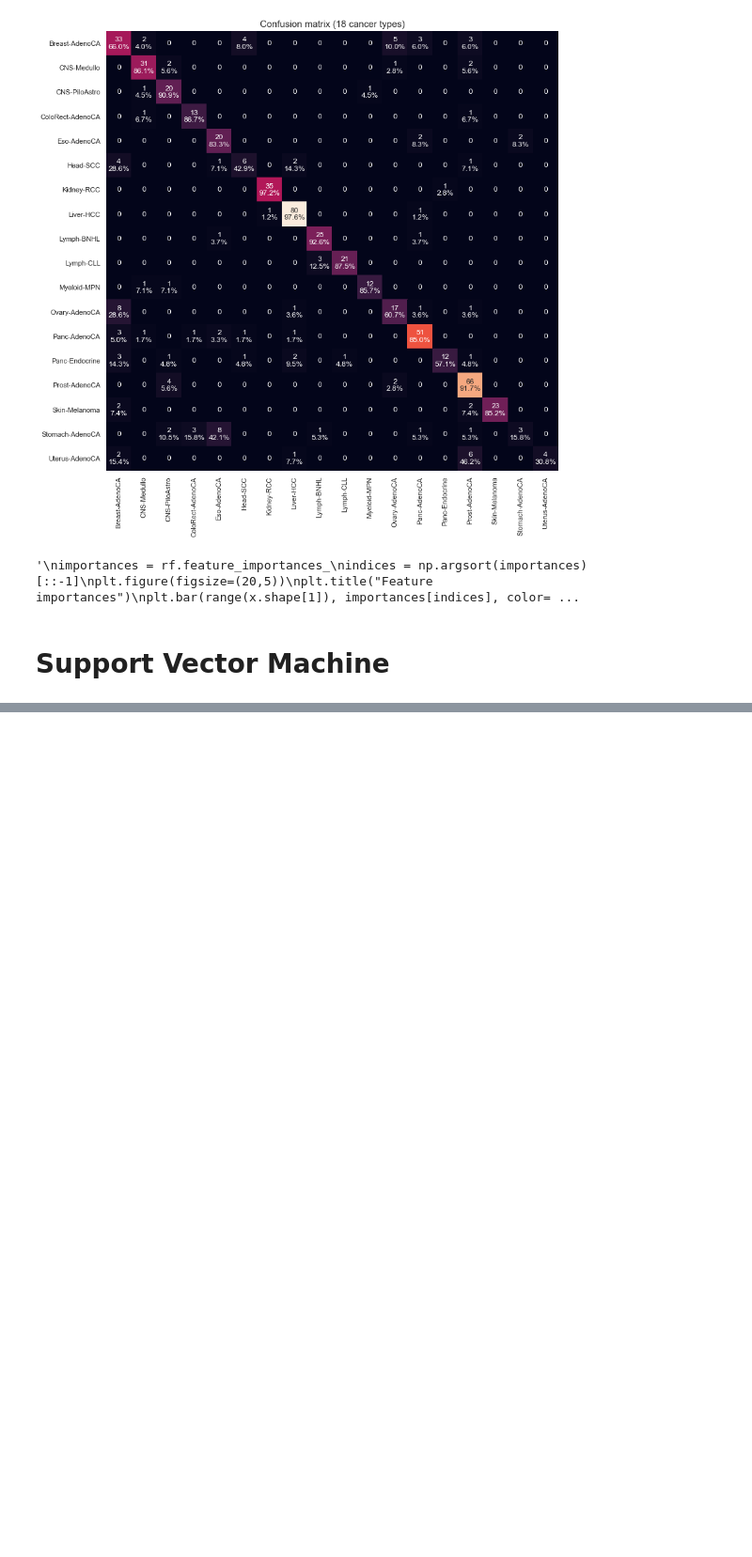
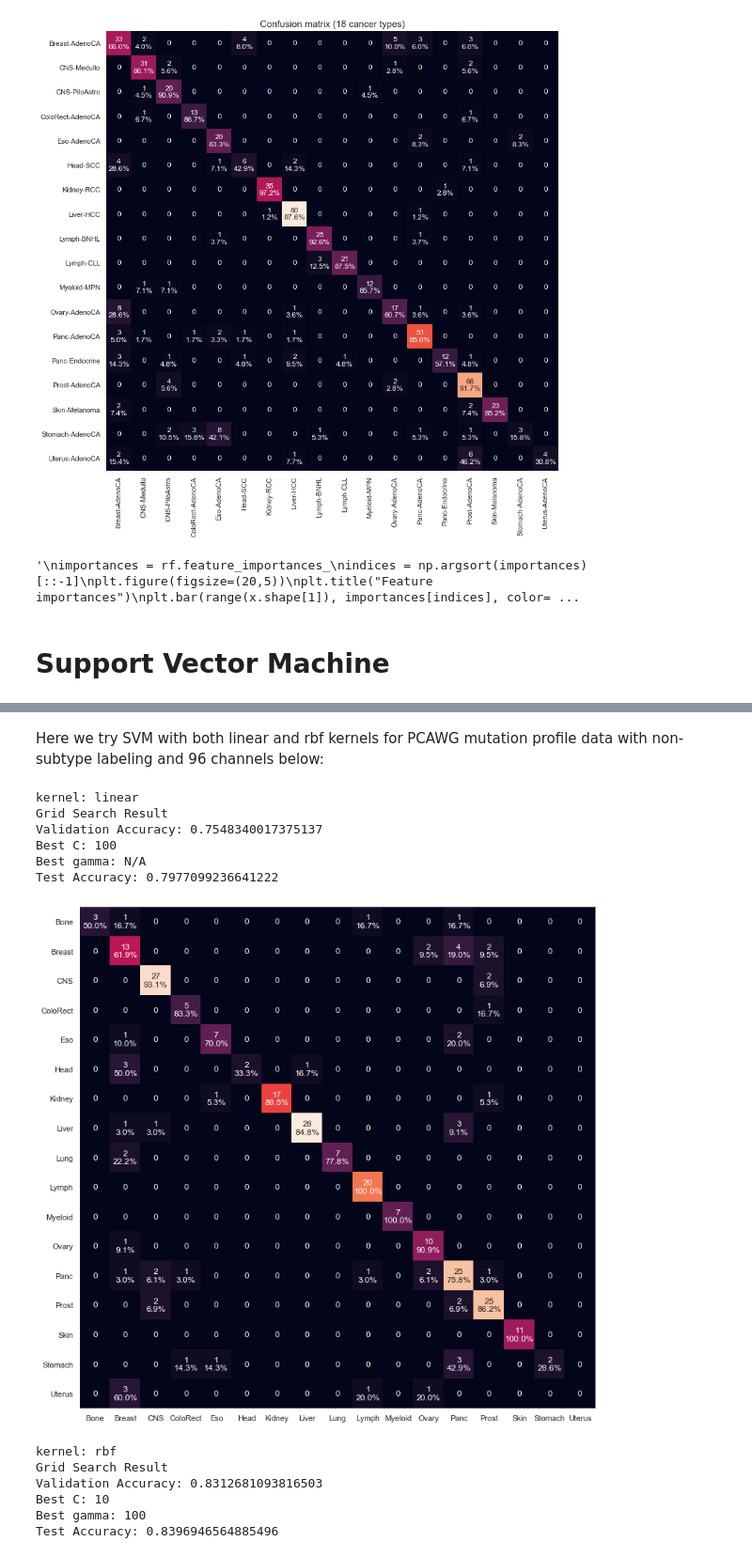
Before and after one commit to dovydask/MLMB-project, a Jupyter notebook: MachineLearning_inMolecularBiology2020_GroupProject.ipynb, the cells around one changed output, grey strips where cells are left out. Shown at 94% size. Saved outputs shown, nothing was run; the diff lists cells and outputs as text; code cells hidden in the pictures; blank space fills up the shorter version.

```diff
--- a/MachineLearning_inMolecularBiology2020_GroupProject.ipynb
+++ b/MachineLearning_inMolecularBiology2020_GroupProject.ipynb
@@ -63,0 +64,5 @@ print(set([s.split('::')[0].split('-')[-1] for s in nonPCAWG_wgs_mut.columns[2:]
+# %%
+nonPCAWG_wgs_mut = pd.read_csv ("./project_data/catalogs/WGS/WGS_Other.96.csv")
+# fix labels so that it's consistent with PCAWG_wgs_mut's
+nonPCAWG_wgs_mut.columns = [i if "AdenoCa" not in i else i.replace("AdenoCa", "AdenoCA") for i in nonPCAWG_wgs_mut.columns]
+nonPCAWG_wgs_mut.head(2)
@@ -164,7 +174,7 @@ def construct_dataset(mutations, activities=None, subtypes=True, sample_cutoff=1
     if normalization:
         n_mutations = data.sum(axis=1)
         data = normalize(data, axis=1)
-        data['n_mutations'] = n_mutations
+        data['n_mutations'] = n_mutations/n_mutations.sum()
 
     # Add activities if they are provided
     if activities is not None:
@@ -203,6 +213,3 @@ def construct_dataset(mutations, activities=None, subtypes=True, sample_cutoff=1
     data = data.drop(to_drop_samples)
 
     return data
-# %%
-data_pcawg = construct_dataset(PCAWG_wgs_mut, PCAWG_wgs_act, subtypes=True, six_channels=False, sample_cutoff=50)
-data_other = construct_dataset(nonPCAWG_wgs_mut, nonPCAWG_wgs_act, subtypes=True, six_channels=False, sample_cutoff=50)
@@ -360,0 +437,33 @@ def SVM(X_train, X_test, y_train, y_test, C, gamma):
+# %% [markdown]
+Here we try SVM with both linear and rbf kernels for PCAWG mutation profile data with non-subtype labeling and 96 channels below:
+# %%
+npr.seed(42)
+kernels = ['linear', 'rbf']
+data = datasets["PCAGW"]
+for k in kernels:
+    print("kernel:", k)
+    X_train, X_test, y_train, y_test = train_test_split(data, data.index.values, test_size=0.1, stratify=data.index.values)
+    # supress warnings when optimization doesn't converge, which often happens when kernel is linear
+    with warnings.catch_warnings():
+        warnings.filterwarnings("ignore", category=ConvergenceWarning)
+        best_C_gamma = grid_search(X_train, y_train, kernel=k)
+        _, y_pred = SVM(X_train, X_test, y_train, y_test, best_C_gamma[0], best_C_gamma[1], kernel=k, return_y_pred=True)
+        cmat = metrics.confusion_matrix(y_test, y_pred)
+        label = np.unique(np.concatenate((y_test, y_pred)))
+        confusion_matrix_plot(cmat, label)
+
+    print("")
+# %% [output]
+kernel: linear
+Grid Search Result
+Validation Accuracy: 0.7548340017375137
+Best C: 100
+Best gamma: N/A
+Test Accuracy: 0.7977099236641222
+[figure, added]
+kernel: rbf
+Grid Search Result
+Validation Accuracy: 0.8312681093816503
+Best C: 10
+Best gamma: 100
+Test Accuracy: 0.8396946564885496
```
Also changed, not shown: parts of 21 cells of this notebook.
